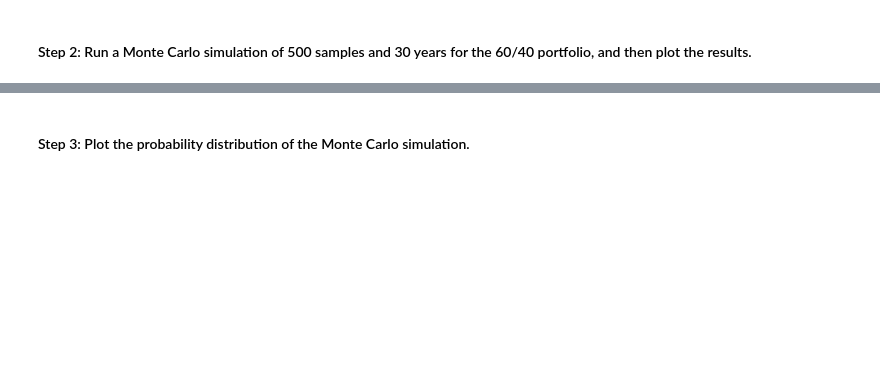
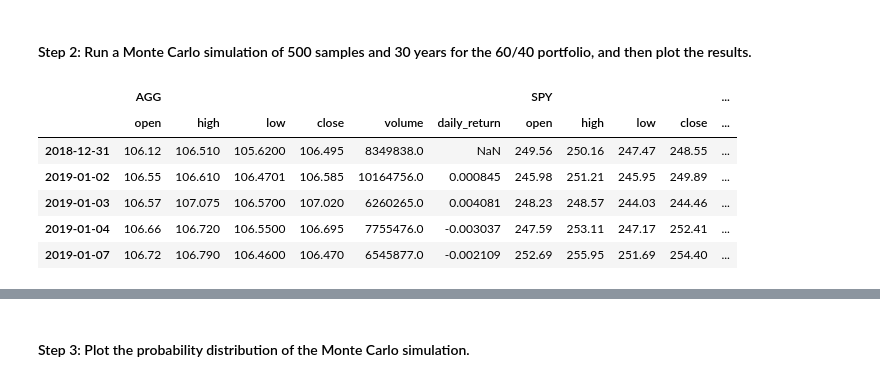
Before and after one commit to jmischung/Emergency-and-Retirement-Planning, a Jupyter notebook: financial_planning_tools.ipynb, the cells around one changed output, grey strips where cells are left out. Saved outputs shown, nothing was run; the diff lists cells and outputs as text; code cells hidden in the pictures; blank space fills up the shorter version.

```diff
--- a/financial_planning_tools.ipynb
+++ b/financial_planning_tools.ipynb
@@ -450,10 +475,23 @@ In this section, you’ll use the MCForecastTools library to create a Monte Carl
 # %%
 # Configure the Monte Carlo simulation to forecast 30 years cumulative returns
 # The weights should be split 40% to AGG and 60% to SPY.
 # Run 500 samples.
-# YOUR CODE HERE
+MC_spy = MCSimulation(
+    portfolio_data=prices_df,
+    weights=[0.4, 0.6],
+    num_simulation=500,
+    num_trading_days=252*30
+)
 
 # Review the simulation input data
-# YOUR CODE HERE
+MC_spy.portfolio_data.head()
+# %% [output]
+|  | AGG |  |  |  |  |  | SPY |  |  |  | ... |
+|  | open | high | low | close | volume | daily_return | open | high | low | close | ... |
+| 2018-12-31 | 106.12 | 106.510 | 105.6200 | 106.495 | 8349838.0 | NaN | 249.56 | 250.16 | 247.47 | 248.55 | ... |
+| 2019-01-02 | 106.55 | 106.610 | 106.4701 | 106.585 | 10164756.0 | 0.000845 | 245.98 | 251.21 | 245.95 | 249.89 | ... |
+| 2019-01-03 | 106.57 | 107.075 | 106.5700 | 107.020 | 6260265.0 | 0.004081 | 248.23 | 248.57 | 244.03 | 244.46 | ... |
+| 2019-01-04 | 106.66 | 106.720 | 106.5500 | 106.695 | 7755476.0 | -0.003037 | 247.59 | 253.11 | 247.17 | 252.41 | ... |
+| 2019-01-07 | 106.72 | 106.790 | 106.4600 | 106.470 | 6545877.0 | -0.002109 | 252.69 | 255.95 | 251.69 | 254.40 | ... |
 # %%
 # Run the Monte Carlo simulation to forecast 30 years cumulative returns
```
Also changed, not shown: parts of 9 cells of this notebook.
